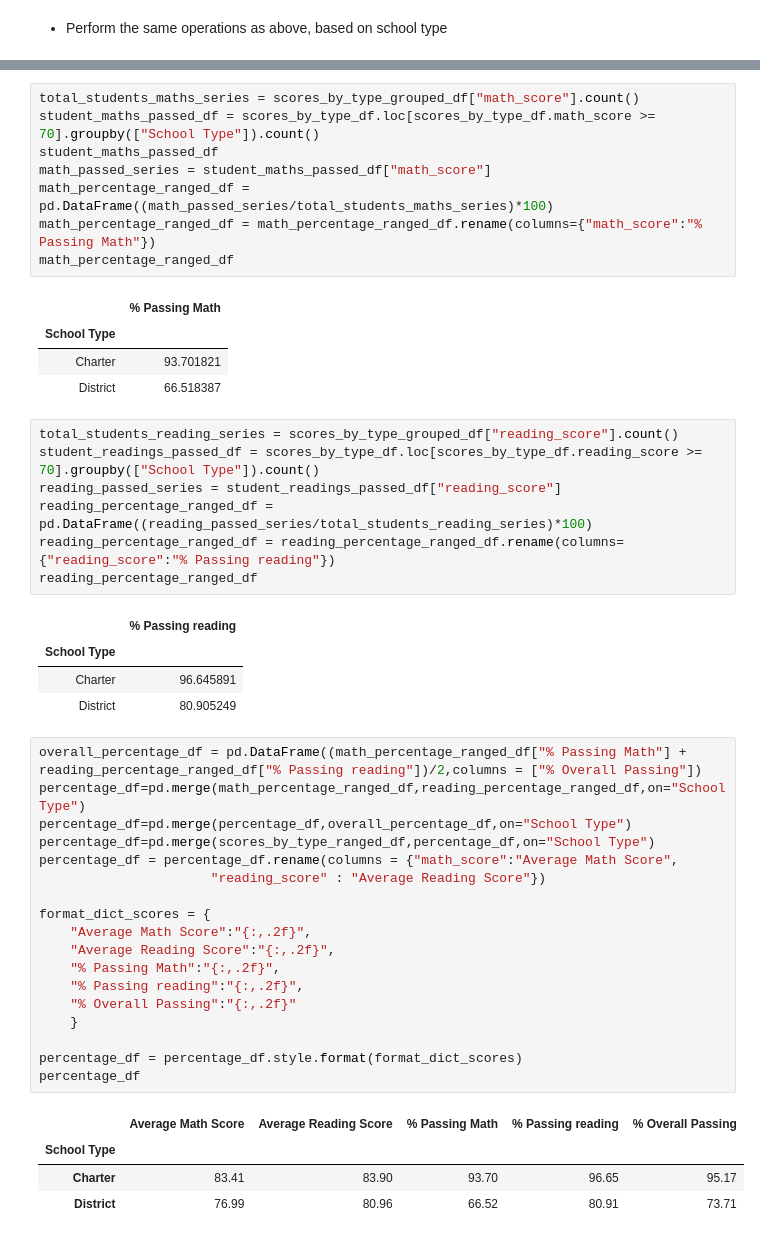
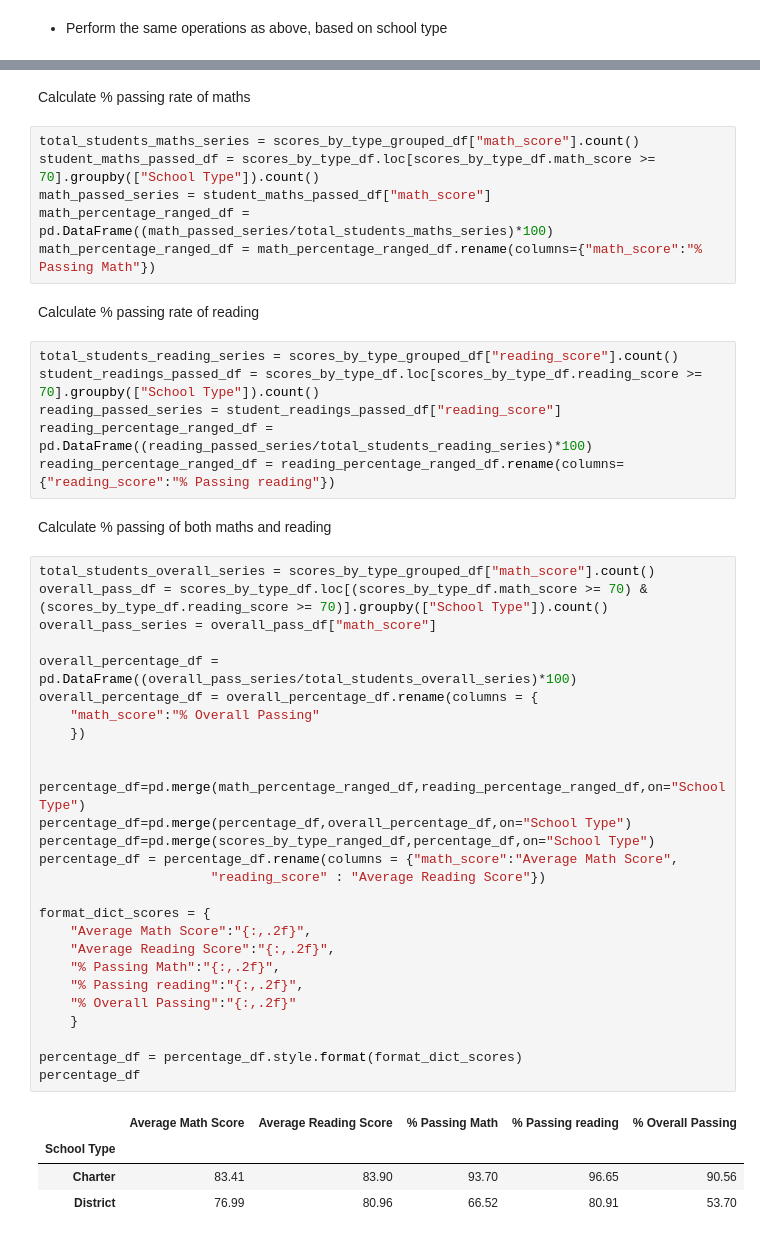
Before and after one commit to amilakanishka/pandas-challenge, a Jupyter notebook: PyCitySchools/PyCitySchools_starter.ipynb, the cells around one changed output, grey strips where cells are left out. Cells and saved outputs as stored; diff of their text form.

```diff
--- a/PyCitySchools/PyCitySchools_starter.ipynb
+++ b/PyCitySchools/PyCitySchools_starter.ipynb
@@ -506,48 +458,50 @@ scores_by_type_ranged_df
+# %% [markdown]
+Calculate % passing rate of maths
 # %%
 total_students_maths_series = scores_by_type_grouped_df["math_score"].count()
 student_maths_passed_df = scores_by_type_df.loc[scores_by_type_df.math_score >= 70].groupby(["School Type"]).count()
-student_maths_passed_df
 math_passed_series = student_maths_passed_df["math_score"]
 math_percentage_ranged_df = pd.DataFrame((math_passed_series/total_students_maths_series)*100)
 math_percentage_ranged_df = math_percentage_ranged_df.rename(columns={"math_score":"% Passing Math"})
-math_percentage_ranged_df
-# %% [output]
-|  | % Passing Math |
-| School Type |  |
-| Charter | 93.701821 |
-| District | 66.518387 |
+# %% [markdown]
+Calculate % passing rate of reading
 # %%
 total_students_reading_series = scores_by_type_grouped_df["reading_score"].count()
 student_readings_passed_df = scores_by_type_df.loc[scores_by_type_df.reading_score >= 70].groupby(["School Type"]).count()
 reading_passed_series = student_readings_passed_df["reading_score"]
 reading_percentage_ranged_df = pd.DataFrame((reading_passed_series/total_students_reading_series)*100)
 reading_percentage_ranged_df = reading_percentage_ranged_df.rename(columns={"reading_score":"% Passing reading"})
-reading_percentage_ranged_df
-# %% [output]
-|  | % Passing reading |
-| School Type |  |
-| Charter | 96.645891 |
-| District | 80.905249 |
+# %% [markdown]
+Calculate % passing of both maths and reading
 # %%
-overall_percentage_df = pd.DataFrame((math_percentage_ranged_df["% Passing Math"] + reading_percentage_ranged_df["% Passing reading"])/2,columns = ["% Overall Passing"])
+total_students_overall_series = scores_by_type_grouped_df["math_score"].count()
+overall_pass_df = scores_by_type_df.loc[(scores_by_type_df.math_score >= 70) & (scores_by_type_df.reading_score >= 70)].groupby(["School Type"]).count()
+overall_pass_series = overall_pass_df["math_score"]
+
+overall_percentage_df = pd.DataFrame((overall_pass_series/total_students_overall_series)*100)
+overall_percentage_df = overall_percentage_df.rename(columns = {
+    "math_score":"% Overall Passing"
+    })
+
+
 percentage_df=pd.merge(math_percentage_ranged_df,reading_percentage_ranged_df,on="School Type")
 percentage_df=pd.merge(percentage_df,overall_percentage_df,on="School Type")
 percentage_df=pd.merge(scores_by_type_ranged_df,percentage_df,on="School Type")
 percentage_df = percentage_df.rename(columns = {"math_score":"Average Math Score",
                       "reading_score" : "Average Reading Score"})
 
 format_dict_scores = {
     "Average Math Score":"{:,.2f}",
     "Average Reading Score":"{:,.2f}",
     "% Passing Math":"{:,.2f}",
     "% Passing reading":"{:,.2f}",
     "% Overall Passing":"{:,.2f}"
     }
 
 percentage_df = percentage_df.style.format(format_dict_scores)
 percentage_df
 # %% [output]
 |  | Average Math Score | Average Reading Score | % Passing Math | % Passing reading | % Overall Passing |
 | School Type |  |  |  |  |  |
-| Charter | 83.41 | 83.90 | 93.70 | 96.65 | 95.17 |
-| District | 76.99 | 80.96 | 66.52 | 80.91 | 73.71 |
+| Charter | 83.41 | 83.90 | 93.70 | 96.65 | 90.56 |
+| District | 76.99 | 80.96 | 66.52 | 80.91 | 53.70 |
```
Also changed, not shown: parts of 25 cells of this notebook.
